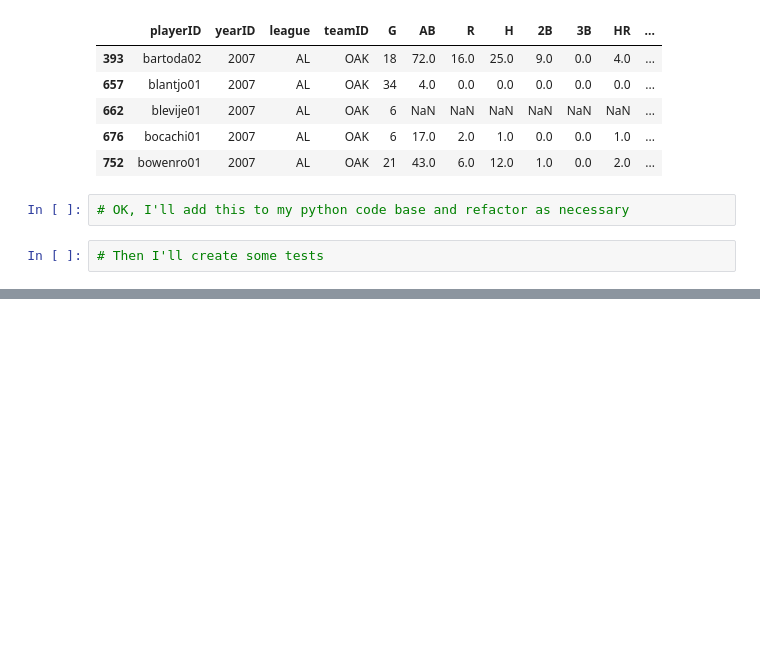
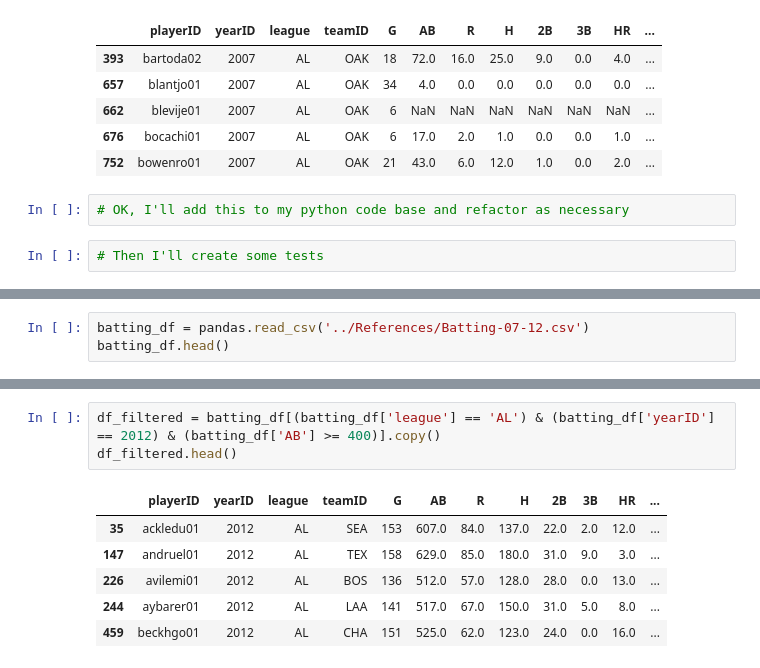
Before and after one commit to micahtmiller/company-exercise-june2018, a Jupyter notebook: JupyterNotebooks/Candidate Exercise - Detailed Work.ipynb, the cells around one changed output, grey strips where cells are left out. Saved outputs shown, nothing was run; the diff lists cells and outputs as text; blank space fills up the shorter version.

```diff
--- a/JupyterNotebooks/Candidate Exercise - Detailed Work.ipynb
+++ b/JupyterNotebooks/Candidate Exercise - Detailed Work.ipynb
@@ -381,0 +406,3 @@ oak_2007_df.head()
+# %%
+batting_df = pandas.read_csv('../References/Batting-07-12.csv')
+batting_df.head()
@@ -381,0 +416,10 @@ oak_2007_df.head()
+# %%
+df_filtered = batting_df[(batting_df['league'] == 'AL') & (batting_df['yearID'] == 2012) & (batting_df['AB'] >= 400)].copy()
+df_filtered.head()
+# %% [output]
+|  | playerID | yearID | league | teamID | G | AB | R | H | 2B | 3B | HR | ... |
+| 35 | ackledu01 | 2012 | AL | SEA | 153 | 607.0 | 84.0 | 137.0 | 22.0 | 2.0 | 12.0 | ... |
+| 147 | andruel01 | 2012 | AL | TEX | 158 | 629.0 | 85.0 | 180.0 | 31.0 | 9.0 | 3.0 | ... |
+| 226 | avilemi01 | 2012 | AL | BOS | 136 | 512.0 | 57.0 | 128.0 | 28.0 | 0.0 | 13.0 | ... |
+| 244 | aybarer01 | 2012 | AL | LAA | 141 | 517.0 | 67.0 | 150.0 | 31.0 | 5.0 | 8.0 | ... |
+| 459 | beckhgo01 | 2012 | AL | CHA | 151 | 525.0 | 62.0 | 123.0 | 24.0 | 0.0 | 16.0 | ... |
```
Also changed, not shown: parts of 16 cells of this notebook.
